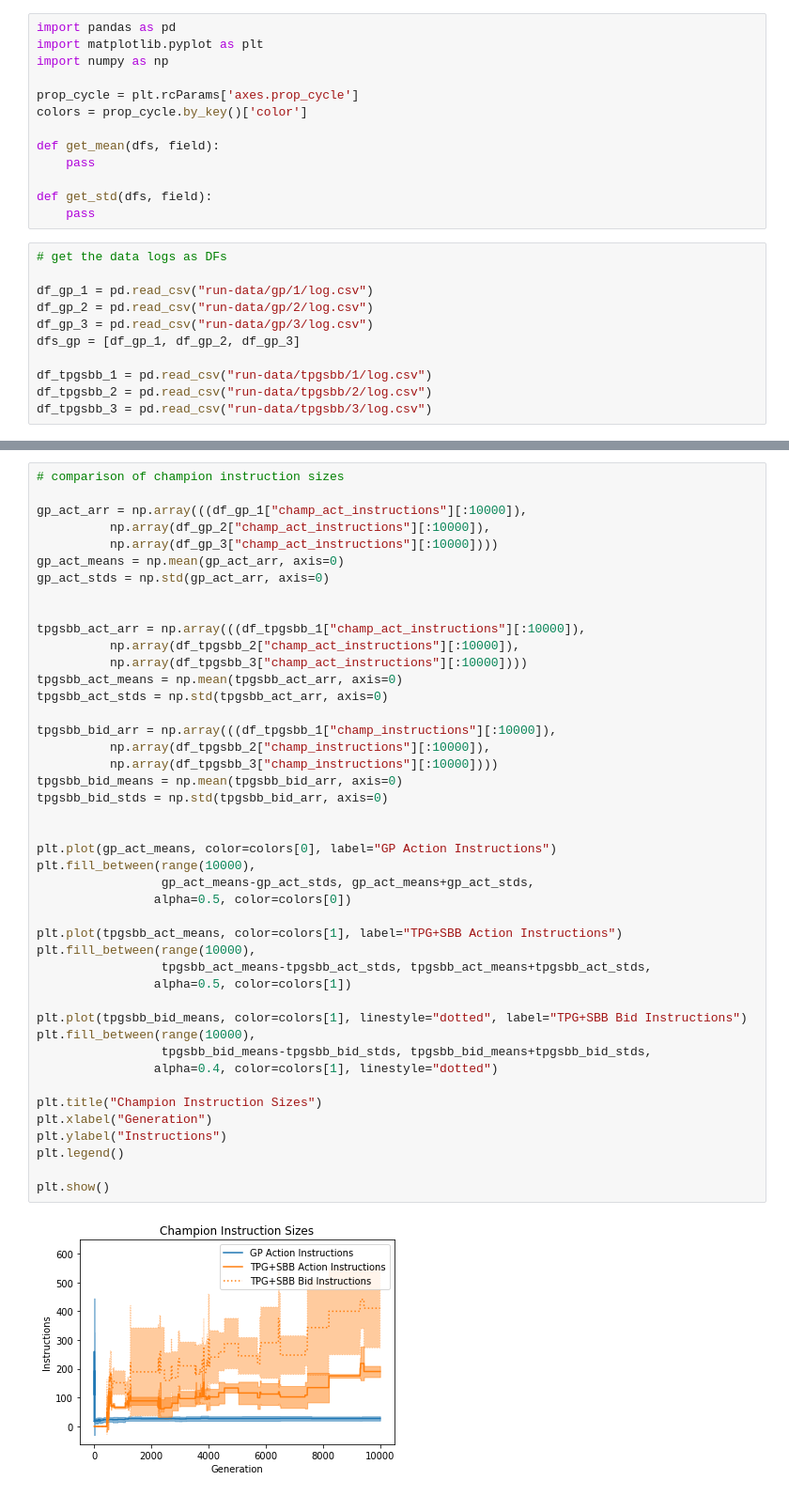
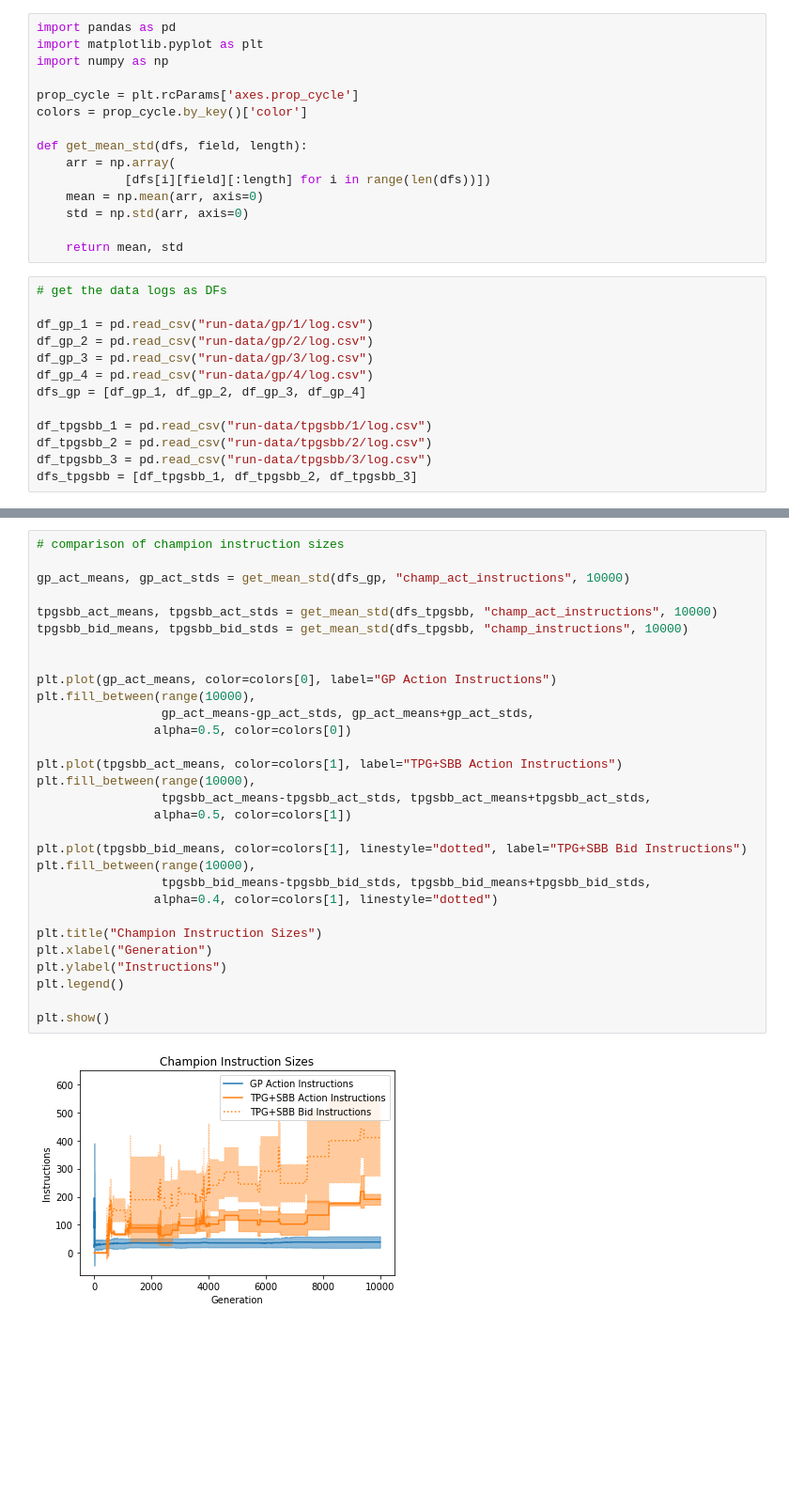
Before and after one commit to Ryan-Amaral/gp-bipedal-walker-analysis, a Jupyter notebook: basic_analysis.ipynb, the cells around one changed output, grey strips where cells are left out. Shown at 94% size. Saved outputs shown, nothing was run; the diff lists cells and outputs as text; blank space fills up the shorter version.

```diff
--- a/basic_analysis.ipynb
+++ b/basic_analysis.ipynb
@@ -6,21 +6,25 @@ import numpy as np
 prop_cycle = plt.rcParams['axes.prop_cycle']
 colors = prop_cycle.by_key()['color']
 
-def get_mean(dfs, field):
-    pass
+def get_mean_std(dfs, field, length):
+    arr = np.array(
+            [dfs[i][field][:length] for i in range(len(dfs))])
+    mean = np.mean(arr, axis=0)
+    std = np.std(arr, axis=0)
 
-def get_std(dfs, field):
-    pass
+    return mean, std
 # %%
 # get the data logs as DFs
 
 df_gp_1 = pd.read_csv("run-data/gp/1/log.csv")
 df_gp_2 = pd.read_csv("run-data/gp/2/log.csv")
 df_gp_3 = pd.read_csv("run-data/gp/3/log.csv")
-dfs_gp = [df_gp_1, df_gp_2, df_gp_3]
+df_gp_4 = pd.read_csv("run-data/gp/4/log.csv")
+dfs_gp = [df_gp_1, df_gp_2, df_gp_3, df_gp_4]
 
 df_tpgsbb_1 = pd.read_csv("run-data/tpgsbb/1/log.csv")
 df_tpgsbb_2 = pd.read_csv("run-data/tpgsbb/2/log.csv")
 df_tpgsbb_3 = pd.read_csv("run-data/tpgsbb/3/log.csv")
+dfs_tpgsbb = [df_tpgsbb_1, df_tpgsbb_2, df_tpgsbb_3]
 # %%
 # GP runs
@@ -121,48 +104,34 @@ plt.show()
 # %%
 # comparison of champion instruction sizes
 
-gp_act_arr = np.array(((df_gp_1["champ_act_instructions"][:10000]),
-          np.array(df_gp_2["champ_act_instructions"][:10000]),
-          np.array(df_gp_3["champ_act_instructions"][:10000])))
-gp_act_means = np.mean(gp_act_arr, axis=0)
-gp_act_stds = np.std(gp_act_arr, axis=0)
+gp_act_means, gp_act_stds = get_mean_std(dfs_gp, "champ_act_instructions", 10000)
 
-
-tpgsbb_act_arr = np.array(((df_tpgsbb_1["champ_act_instructions"][:10000]),
-          np.array(df_tpgsbb_2["champ_act_instructions"][:10000]),
-          np.array(df_tpgsbb_3["champ_act_instructions"][:10000])))
-tpgsbb_act_means = np.mean(tpgsbb_act_arr, axis=0)
-tpgsbb_act_stds = np.std(tpgsbb_act_arr, axis=0)
-
-tpgsbb_bid_arr = np.array(((df_tpgsbb_1["champ_instructions"][:10000]),
-          np.array(df_tpgsbb_2["champ_instructions"][:10000]),
-          np.array(df_tpgsbb_3["champ_instructions"][:10000])))
-tpgsbb_bid_means = np.mean(tpgsbb_bid_arr, axis=0)
-tpgsbb_bid_stds = np.std(tpgsbb_bid_arr, axis=0)
+tpgsbb_act_means, tpgsbb_act_stds = get_mean_std(dfs_tpgsbb, "champ_act_instructions", 10000)
+tpgsbb_bid_means, tpgsbb_bid_stds = get_mean_std(dfs_tpgsbb, "champ_instructions", 10000)
 
 
 plt.plot(gp_act_means, color=colors[0], label="GP Action Instructions")
 plt.fill_between(range(10000),
                  gp_act_means-gp_act_stds, gp_act_means+gp_act_stds,
                 alpha=0.5, color=colors[0])
 
 plt.plot(tpgsbb_act_means, color=colors[1], label="TPG+SBB Action Instructions")
 plt.fill_between(range(10000),
                  tpgsbb_act_means-tpgsbb_act_stds, tpgsbb_act_means+tpgsbb_act_stds,
                 alpha=0.5, color=colors[1])
 
 plt.plot(tpgsbb_bid_means, color=colors[1], linestyle="dotted", label="TPG+SBB Bid Instructions")
 plt.fill_between(range(10000),
                  tpgsbb_bid_means-tpgsbb_bid_stds, tpgsbb_bid_means+tpgsbb_bid_stds,
                 alpha=0.4, color=colors[1], linestyle="dotted")
 
 plt.title("Champion Instruction Sizes")
 plt.xlabel("Generation")
 plt.ylabel("Instructions")
 plt.legend()
 
 plt.show()
 # %% [output]
-[figure, old version]
+[figure, new version]
 # %%
 # visualize sbb pop size over time in tpgsbb
```
Also changed, not shown: parts of 5 cells of this notebook, 1 other file.
